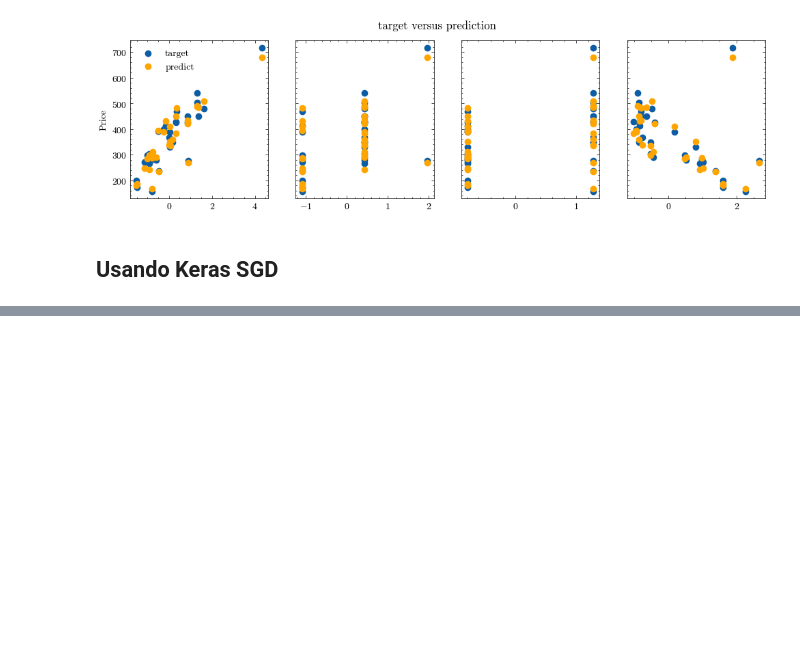
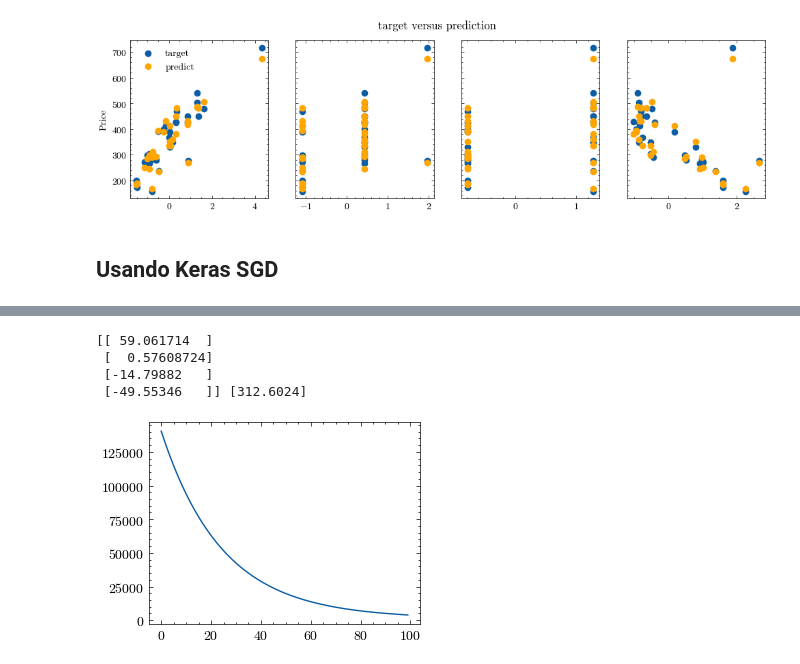
Before and after one commit to DCI-alxogm/ml2023-PotterSR, a Jupyter notebook: Sep8-9/Tarea9Sep.ipynb, the cells around one changed output, grey strips where cells are left out. Drawn from its saved outputs; the diff is of its cells as text; code cells hidden in the pictures; blank space fills up the shorter version.

```diff
--- a/Sep8-9/Tarea9Sep.ipynb
+++ b/Sep8-9/Tarea9Sep.ipynb
@@ -8,7 +20,7 @@ import pandas as pd
 import scienceplots
 plt.style.use(['science', 'no-latex'])
 # %%
-houses = np.loadtxt('../Data/houses.txt', delimiter = ',')
+houses = np.loadtxt('/content/ml2023-PotterSR/Data/houses.txt', delimiter = ',')
 Xh = houses[:,:4]
 th = houses[:, 4]
 
@@ -109,0 +114,17 @@ To enable the following instructions: AVX2 FMA, in other operations, rebuild Ten
+# %%
+from keras.models import Sequential
+from keras.layers import Dense
+from keras.optimizers import SGD
+
+np.random.seed(2)
+
+model = Sequential()
+# %%
+input_dim = 4
+output_dim = 1
+
+model.add(Dense(output_dim, input_dim = input_dim, activation='linear'))
+sgd = SGD(learning_rate=0.01)
+
+model.compile(loss = 'mse', optimizer = sgd)
+model.summary()
@@ -109,0 +143,4 @@ To enable the following instructions: AVX2 FMA, in other operations, rebuild Ten
+# %%
+num_epochs = 100
+batch_size = X_train.shape[0]
+history = model.fit(X_train, y_train, epochs=num_epochs, batch_size=batch_size)
@@ -109,0 +165,15 @@ To enable the following instructions: AVX2 FMA, in other operations, rebuild Ten
+# %%
+capas = model.layers[0]
+w, b = capas.get_weights()
+print(w,b)
+# %% [output]
+[[ 59.061714  ]
+ [  0.57608724]
+ [-14.79882   ]
+ [-49.55346   ]] [312.6024]
+# %%
+history_df = pd.DataFrame(history.history)
+
+history_df['loss'].plot();
+# %% [output]
+[figure, added]
```
Also changed, not shown: parts of 14 cells of this notebook.
